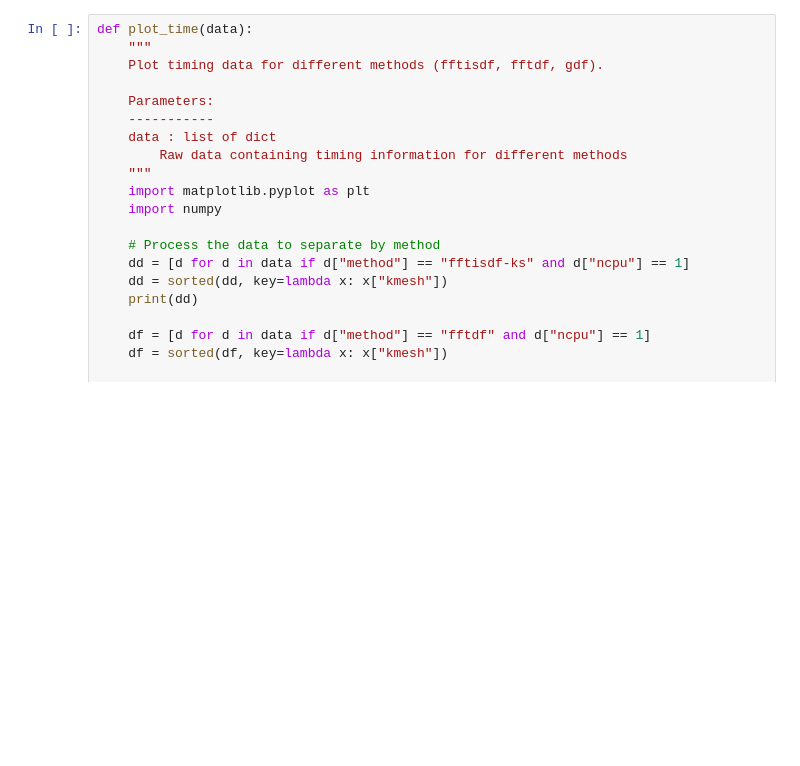
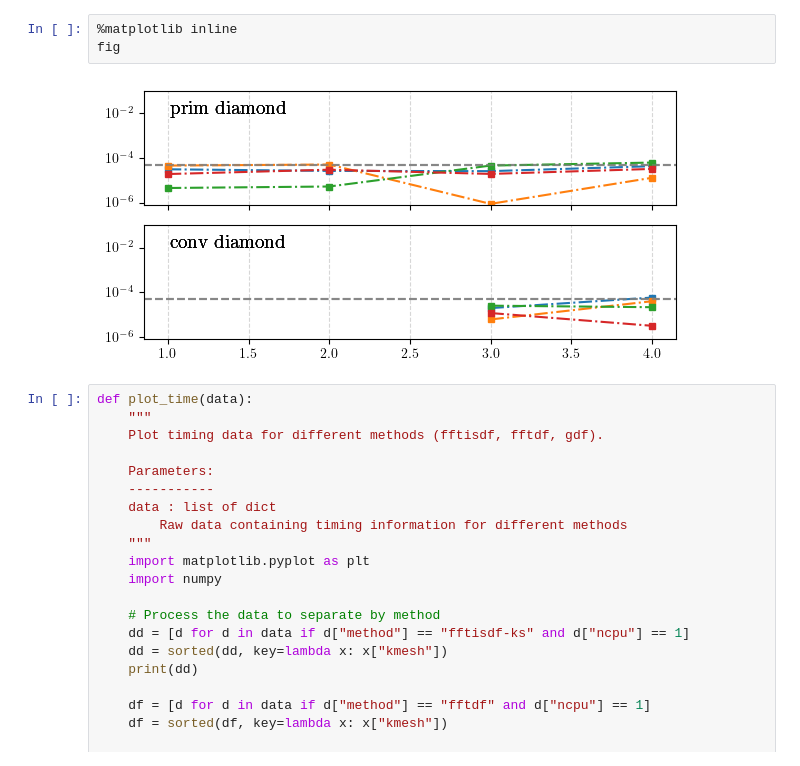
Before and after one commit to yangjunjie0320/benchmark-fftisdf, a Jupyter notebook: plot/collect-spc-data.ipynb, the cells around one changed output. Saved outputs shown, nothing was run; the diff lists cells and outputs as text; blank space fills up the shorter version.

```diff
--- a/plot/collect-spc-data.ipynb
+++ b/plot/collect-spc-data.ipynb
@@ -127,3 +177,8 @@ plot_error(diamond_conv_s)
+# %%
+%matplotlib inline
+fig
+# %% [output]
+[figure, added]
 # %%
 def plot_time(data):
     """
```
Also changed, not shown: parts of 6 cells of this notebook.
